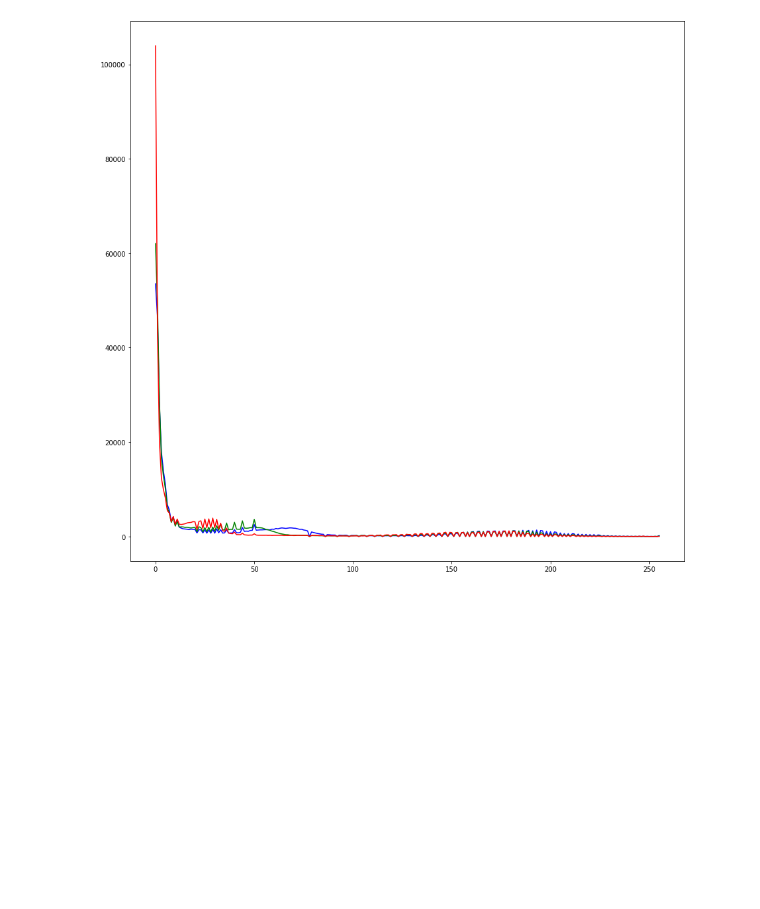
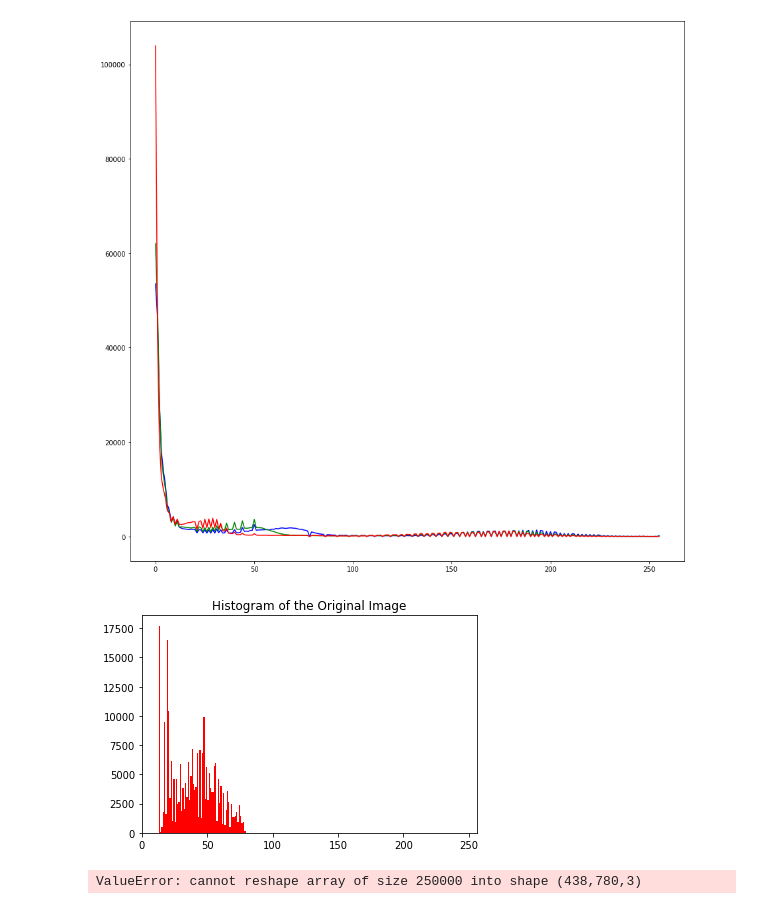
Before and after one commit to HirunaVishwamith/Image-processing-assignmnet-1, a Jupyter notebook: assignmnet.ipynb, the cells around one changed output. Saved outputs shown, nothing was run; the diff lists cells and outputs as text; code cells hidden in the pictures; blank space fills up the shorter version.

```diff
--- a/assignmnet.ipynb
+++ b/assignmnet.ipynb
@@ -200,0 +224,38 @@ cv2.destroyAllWindows()
+# %%
+''' Qession five '''
+
+img = cv.imread('./shells.tif',cv.IMREAD_GRAYSCALE)
+
+hist,bins = np.histogram(img.ravel(),256,[0,256])
+plt.hist(img.flatten(),256,[0,256], color = 'r')
+plt.xlim([0,256])
+plt.title('Histogram of the Original Image')
+plt.show()
+
+num_pixels = np.sum(hist)
+histogram_array = hist/num_pixels
+cdf = np.cumsum(histogram_array)
+transform_map=np.floor(255*cdf).astype('uint8')
+
+img_list=list(img.flatten())
+
+# Transform pixel values using the equalization transformation map
+eq_img_list = [transform_map[p] for p in img_list]
+
+# Reshape the equalized pixel values back into img_array shape
+eq_img_array = np.reshape(np.asarray(eq_img_list), image.shape)
+
+# equ = cv.equalizeHist(img)
+
+hist,bins = np.histogram(eq_img_array.ravel(),256,[0,256])
+plt.hist(eq_img_array.flatten(),256,[0,256], color = 'r')
+plt.xlim([0,256])
+plt.title('Histogram of the Equalized Image')
+plt.show()
+
+res = np.hstack((img,equ)) #stacking images side-by-side
+plt.axis('off')
+plt.imshow(res, cmap='gray')
+# %% [output]
+[figure, added]
+ValueError: cannot reshape array of size 250000 into shape (438,780,3)
```
Also changed, not shown: parts of 9 cells of this notebook, 12 other files.
